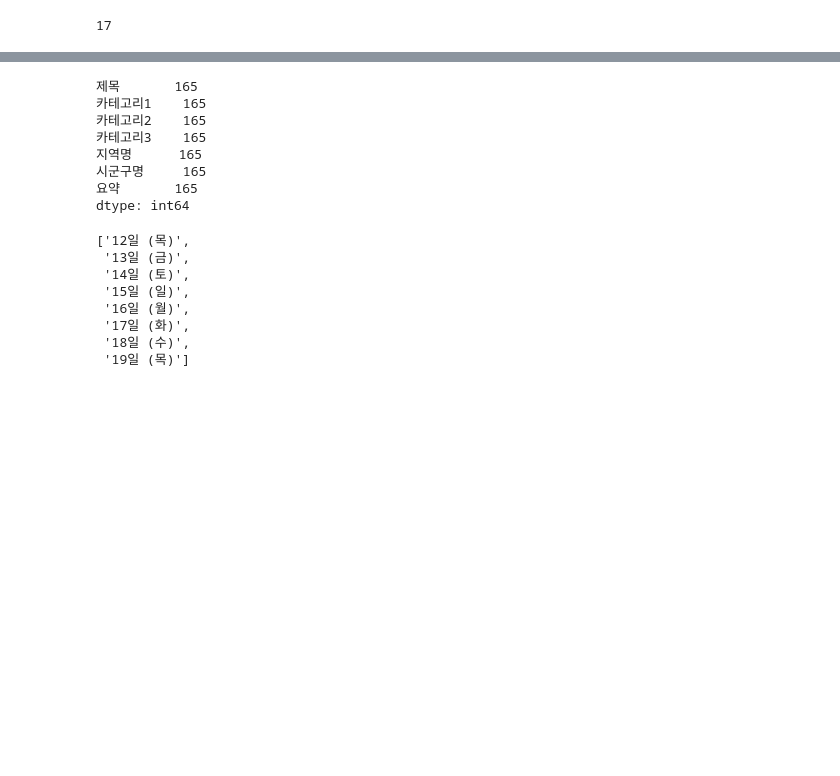
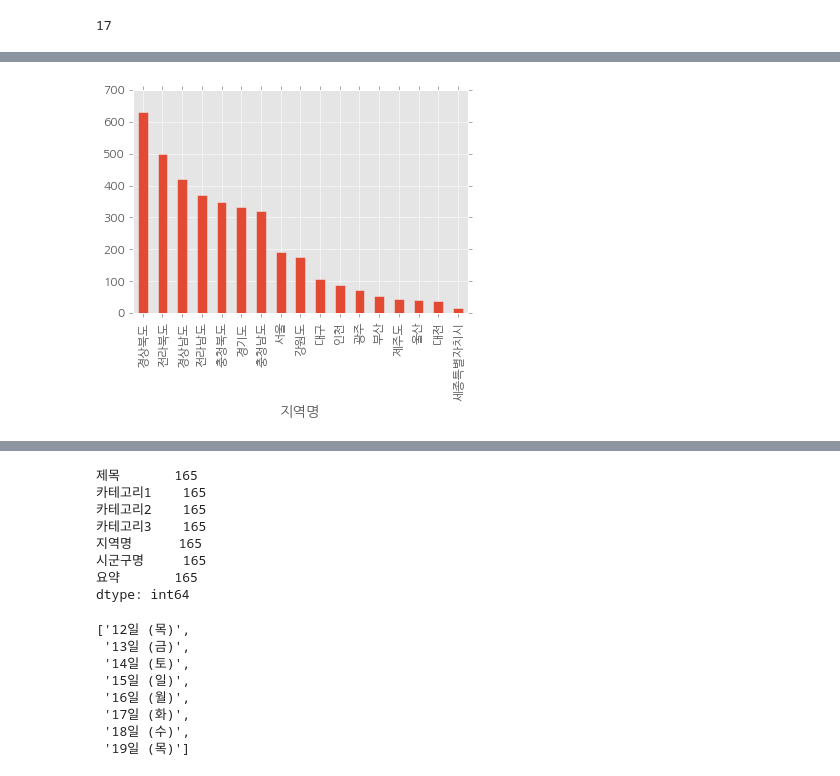
Before and after one commit to G-story/tour, a Jupyter notebook: tour.ipynb, the cells around one changed output, grey strips where cells are left out. Saved outputs shown, nothing was run; the diff lists cells and outputs as text; code cells hidden in the pictures; blank space fills up the shorter version.

```diff
--- a/tour.ipynb
+++ b/tour.ipynb
@@ -41,0 +137,5 @@ tour_group.count()
+# %%
+tour_count.sort_values(['역사관광지'], ascending=False, inplace=True)
+tour_count['역사관광지'].plot(kind='bar')
+# %% [output]
+[figure, added]
```
Also changed, not shown: parts of 13 cells of this notebook.
